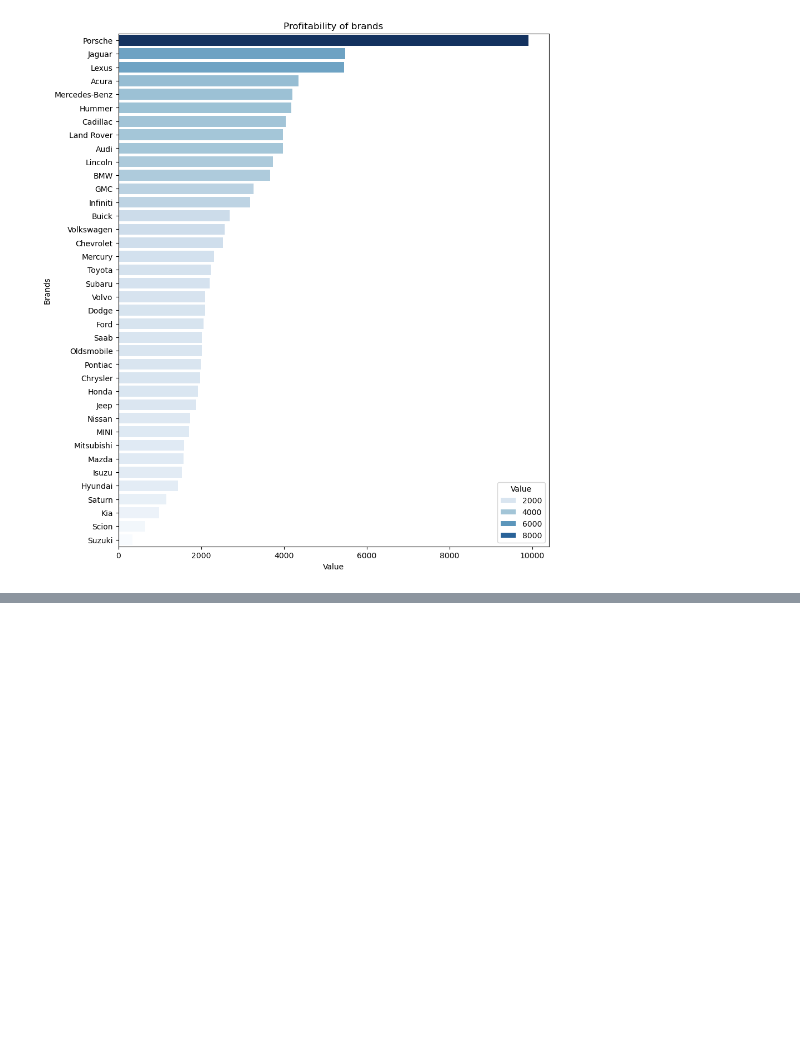
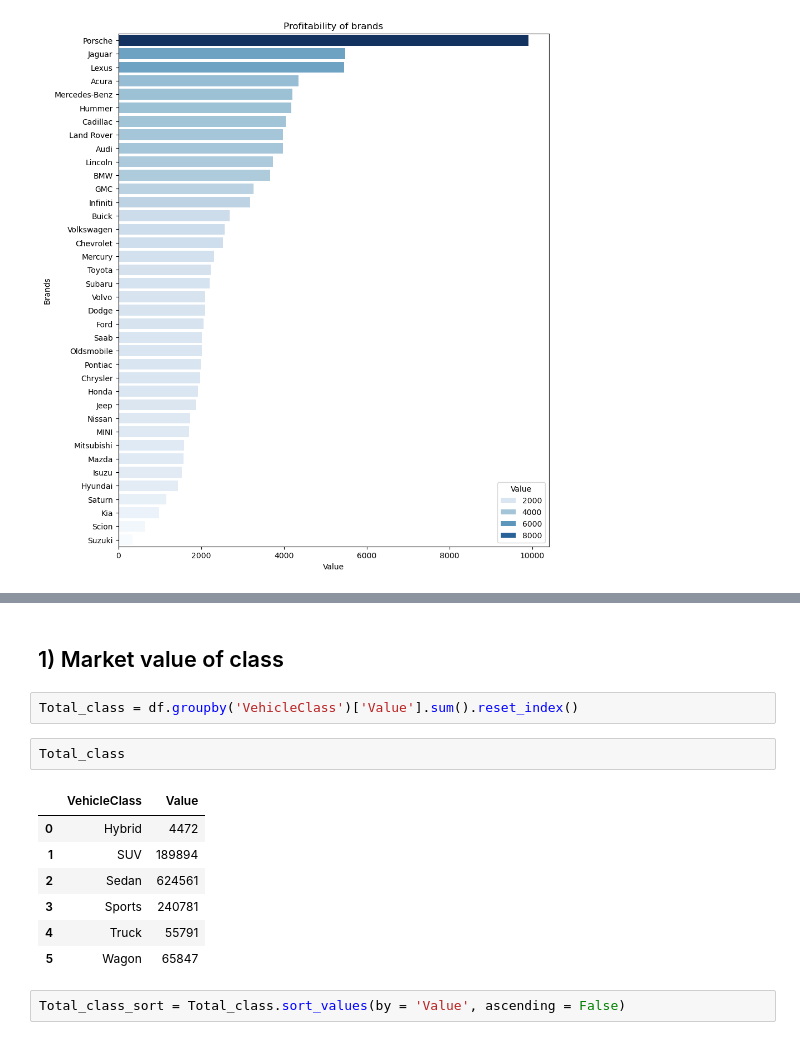
Before and after one commit to Fady-Foash97/Data-analysis-using-Pandas, a Jupyter notebook: Cars.ipynb, the cells around one changed output, grey strips where cells are left out. Drawn from its saved outputs; the diff is of its cells as text; blank space fills up the shorter version.

```diff
--- a/Cars.ipynb
+++ b/Cars.ipynb
@@ -224,0 +247,16 @@ plt.show()
+# %% [markdown]
+## 1) Market value of class
+# %%
+Total_class = df.groupby('VehicleClass')['Value'].sum().reset_index()
+# %%
+Total_class
+# %% [output]
+|  | VehicleClass | Value |
+| 0 | Hybrid | 4472 |
+| 1 | SUV | 189894 |
+| 2 | Sedan | 624561 |
+| 3 | Sports | 240781 |
+| 4 | Truck | 55791 |
+| 5 | Wagon | 65847 |
+# %%
+Total_class_sort = Total_class.sort_values(by = 'Value', ascending = False)
```
Also changed, not shown: parts of 13 cells of this notebook.
